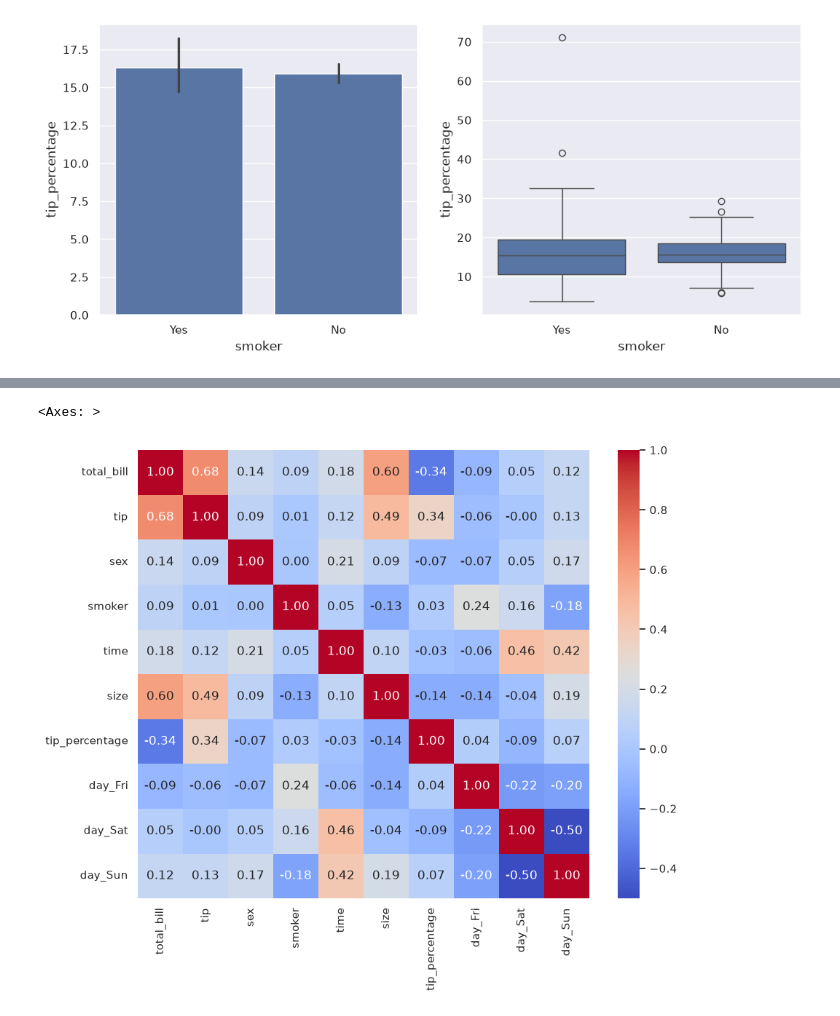
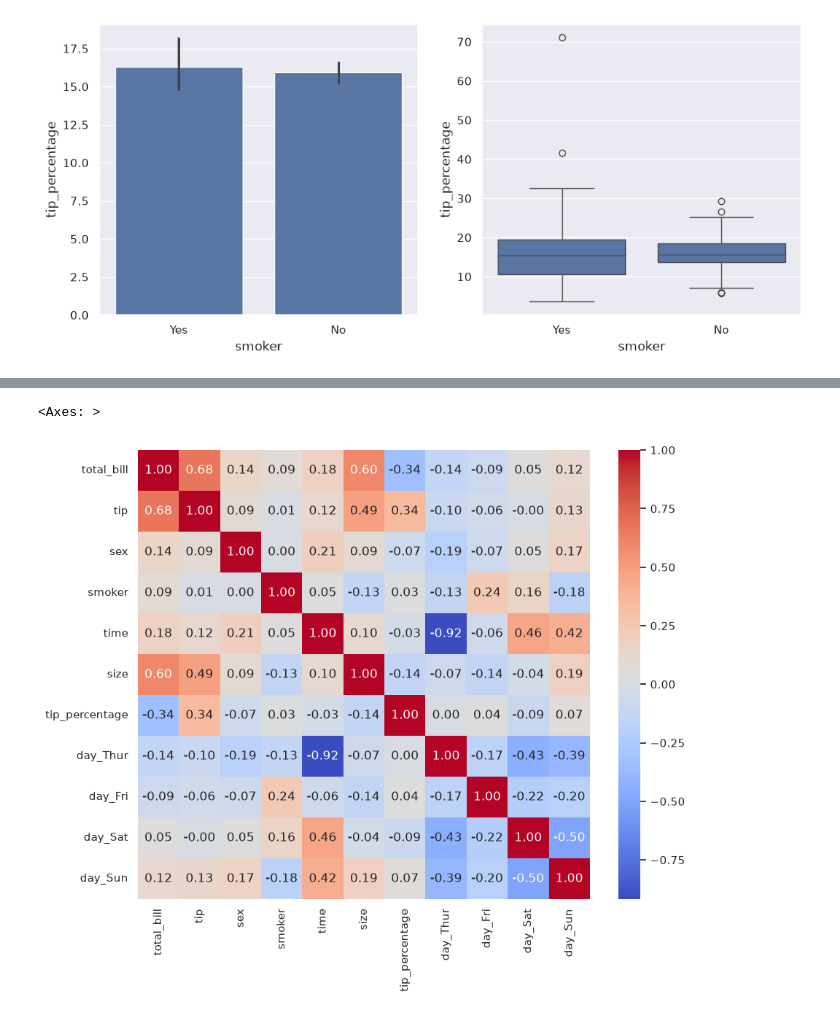
Before and after one commit to amir-razmi/tips-dataset-regression, a Jupyter notebook: notebooks/3-multivariate-data-analysis.ipynb, the cells around one changed output, grey strips where cells are left out. Cells and saved outputs as stored; diff of their text form; code cells hidden in the pictures.

```diff
--- a/notebooks/3-multivariate-data-analysis.ipynb
+++ b/notebooks/3-multivariate-data-analysis.ipynb
@@ -6,9 +7,7 @@ import numpy as np
 import matplotlib.pyplot as plt
 import seaborn as sns
 # %%
-sns.set_theme(
-  style='darkgrid',
-)
+sns.set_theme(style='darkgrid')
 # %%
 df = sns.load_dataset('tips')
 df
@@ -152,12 +153,12 @@ sns.barplot(data=df, y='tip', x='size', ax=ax3)
 # %%
 df_modified = df.copy()
 df_modified['sex'] = df_modified['sex'].map({'Male': 1, 'Female': 0})
 df_modified['smoker'] = df_modified['smoker'].map({'Yes': 1, 'No': 0})
 df_modified['time'] = df_modified['time'].map({'Dinner': 1, 'Lunch': 0})
-df_modified = pd.get_dummies(df_modified, columns=['day'], drop_first=True)
+df_modified = pd.get_dummies(df_modified, columns=['day'])
 
 plt.figure(figsize=(10, 8))
 sns.heatmap(df_modified.corr(), cmap='coolwarm', annot=True, fmt='.2f', )
 # %% [output]
 <Axes: >
-[figure, old version]
+[figure, new version]
```
Also changed, not shown: parts of 26 cells of this notebook.
